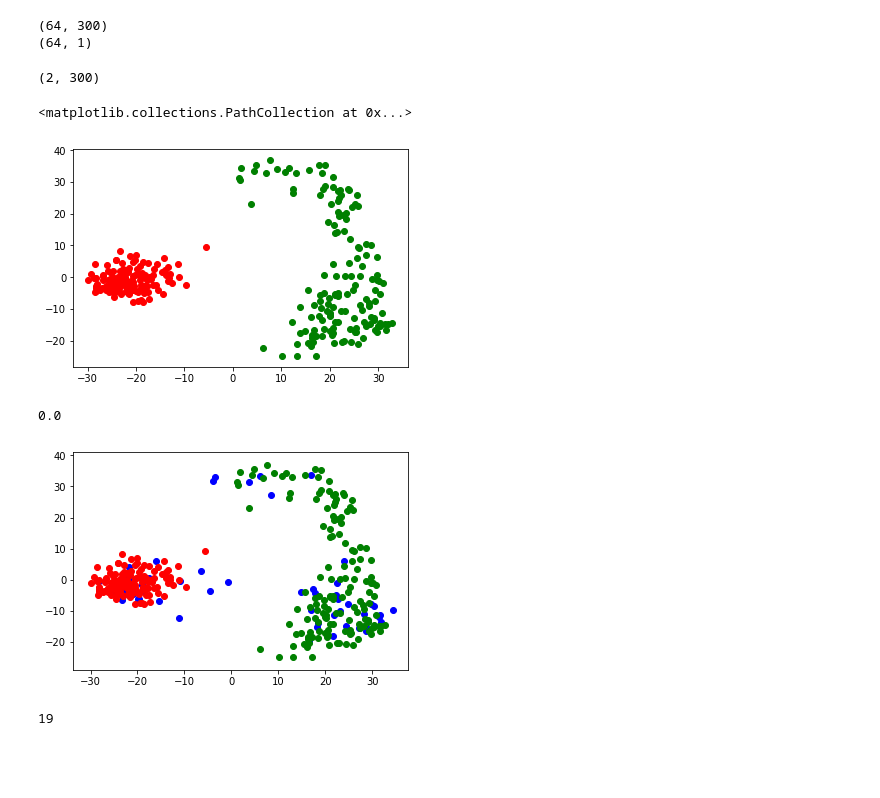
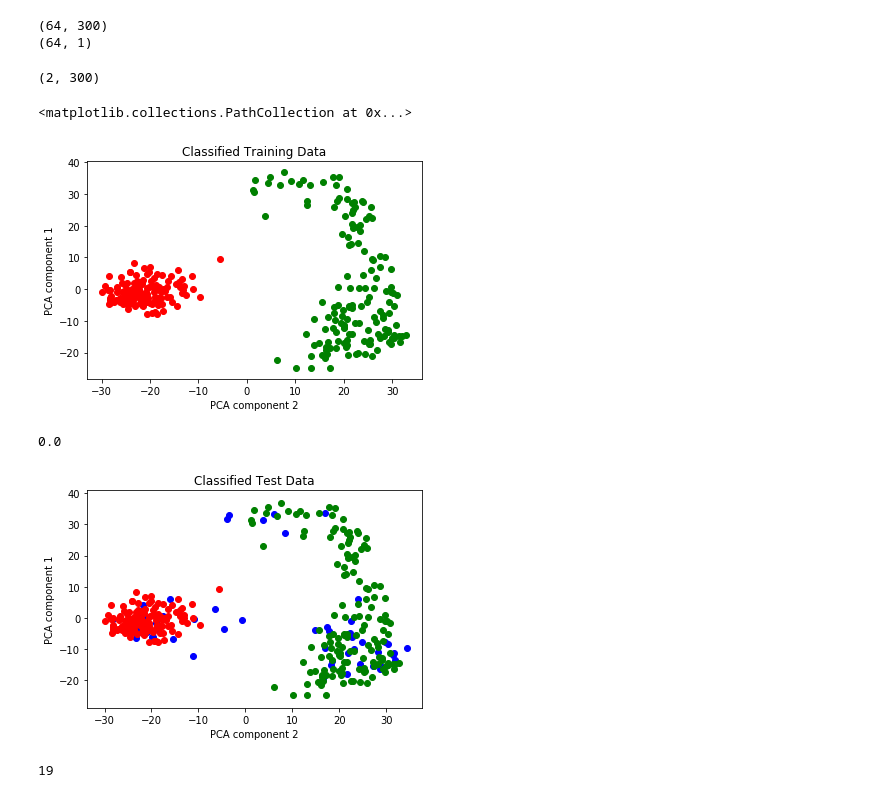
Before and after one commit to JustinWongRutgers/MachineLearningBajwa, a Jupyter notebook: hw4.ipynb, the cells around one changed output. Saved outputs shown, nothing was run; the diff lists cells and outputs as text; code cells hidden in the pictures; blank space fills up the shorter version.

```diff
--- a/hw4.ipynb
+++ b/hw4.ipynb
@@ -32,21 +32,28 @@ Xhat = np.matmul(P2, np.matmul(P2.transpose(), train_i - training_mean)) + train
 # %%
 print(Xfeat.shape)
 Xfeat0 = []
 Xfeat1 = []
 for i in range(300):
     #print(train_l[i])
     if train_l[i] == 0:
         Xfeat0.append(Xfeat.transpose()[i])
     elif train_l[i] == 1:
         Xfeat1.append(Xfeat.transpose()[i])
 X0 = np.array(Xfeat0).transpose()
 X1 = np.array(Xfeat1).transpose()
-plt.scatter(X0[0], X0[1], color='r')
-plt.scatter(X1[0], X1[1], color='g')
+
+fig = plt.figure()
+f = fig.add_subplot(111)
+f.set_title('Classified Training Data in 2-d')
+f.set_ylabel('PCA component 1')
+f.set_xlabel('PCA component 2')
+
+f.scatter(X0[0], X0[1], color='r')
+f.scatter(X1[0], X1[1], color='g')
 # %% [output]
 (2, 300)
 <matplotlib.collections.PathCollection at 0x...>
-[figure, old version]
+[figure, new version]
 # %%
 def get_closest_indices(neighbors, pt, training):
     distances = []
@@ -85,16 +92,25 @@ k5NN_labels = kNN(5, Xtestfeat.transpose(), Xfeat.transpose(), train_l)
 comparison = k5NN_labels - test_l
 error_indices = np.where(comparison != 0)[0]
 correct_indices = np.where(comparison == 0)[0]
-plt.scatter(Xtestfeat.transpose()[correct_indices].transpose()[0], Xtestfeat.transpose()[correct_indices].transpose()[1], color='b')
-plt.scatter(Xtestfeat.transpose()[error_indices].transpose()[0], Xtestfeat.transpose()[error_indices].transpose()[1], color='k')
 
-plt.scatter(X0[0], X0[1], color='r')
-plt.scatter(X1[0], X1[1], color='g')
+fig = plt.figure()
+f = fig.add_subplot(111)
+f.set_title('Classified Test Data in 2-d')
+f.set_ylabel('PCA component 1')
+f.set_xlabel('PCA component 2')
+
+f.scatter(Xtestfeat.transpose()[correct_indices].transpose()[0], Xtestfeat.transpose()[correct_indices].transpose()[1], color='b')
+f.scatter(Xtestfeat.transpose()[error_indices].transpose()[0], Xtestfeat.transpose()[error_indices].transpose()[1], color='k')
+
+f.scatter(X0[0], X0[1], color='r')
+f.scatter(X1[0], X1[1], color='g')
+
+
 error = 1/60 * len(error_indices)
 print(error)
 # %% [output]
 0.0
-[figure, old version]
+[figure, new version]
 # %%
 total_energy = np.linalg.norm(train_i - training_mean, 'fro')**2
 cum_energy = 0
```
Also changed, not shown: parts of 2 cells of this notebook.
